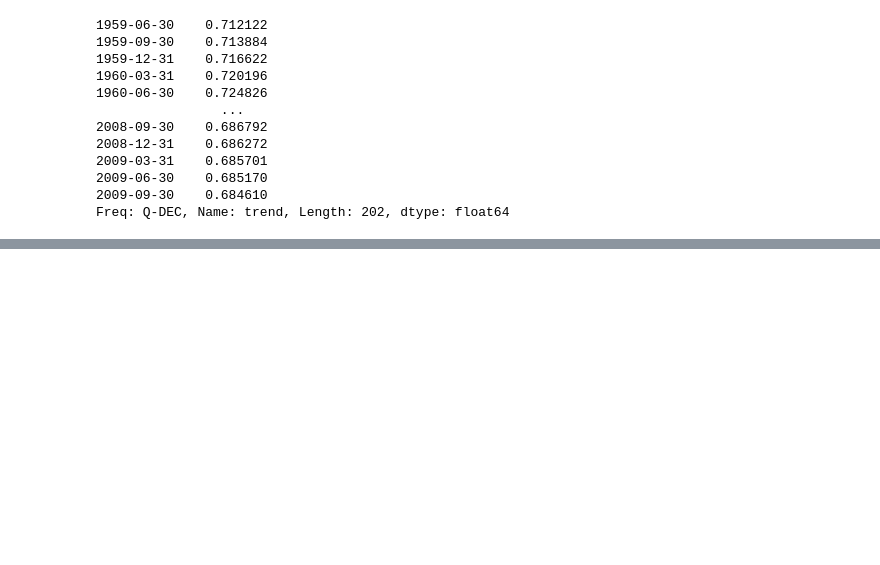
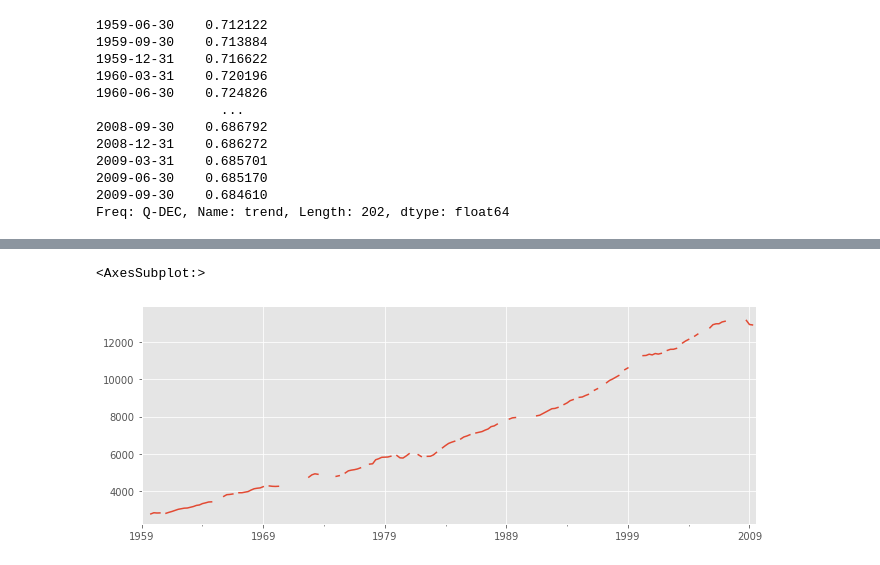
Before and after one commit to Pyatachokk/hse_ts_course, a Jupyter notebook: 2021-spring/seminars/sem_2.ipynb, the cells around one changed output, grey strips where cells are left out. Cells and saved outputs as stored; diff of their text form; code cells hidden in the pictures; blank space fills up the shorter version.

```diff
--- a/2021-spring/seminars/sem_2.ipynb
+++ b/2021-spring/seminars/sem_2.ipynb
@@ -264,0 +320,10 @@ Freq: Q-DEC, Name: trend, Length: 202, dtype: float64
+# %%
+mask = np.random.binomial(1, 0.3, size=len(data)) > 0
+gdp_true = data.realgdp.copy()
+gdp_nan = gdp_true.copy()
+gdp_nan[mask] = np.nan
+# %%
+gdp_nan.plot()
+# %% [output]
+<AxesSubplot:>
+[figure, added]
```
Also changed, not shown: parts of 20 cells of this notebook, 1 other file.
